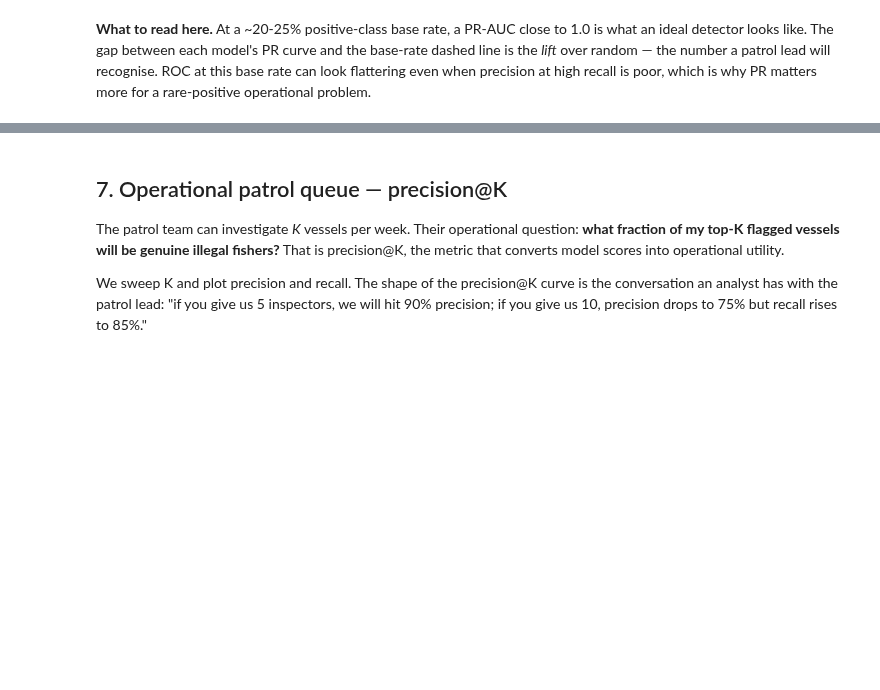
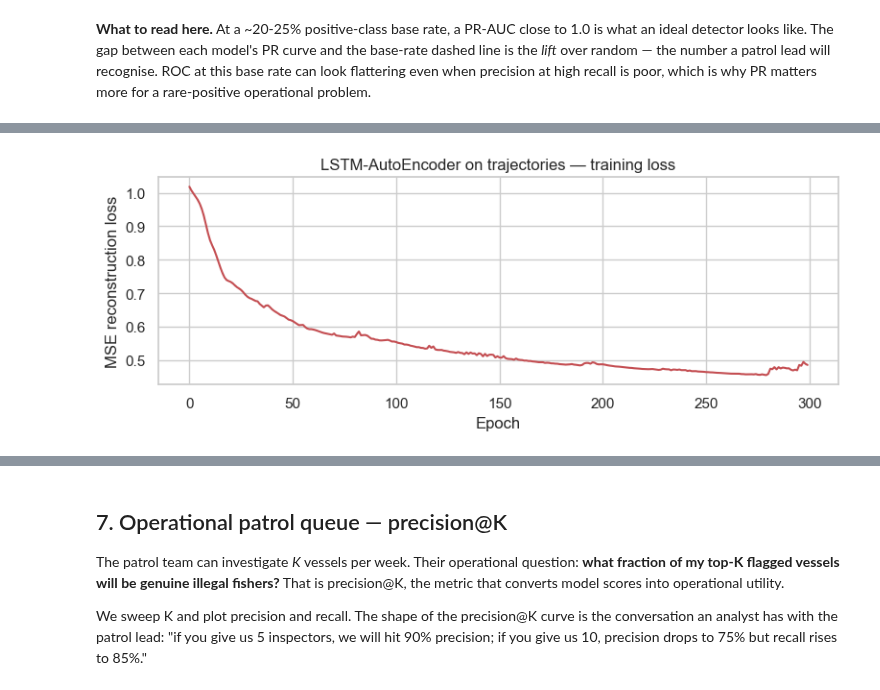
Before and after one commit to DiogoRibeiro7/ds-projects-portfolio, a Jupyter notebook: notebooks/maritime_illegal_fishing_detection.ipynb, the cells around one changed output, grey strips where cells are left out. Saved outputs shown, nothing was run; the diff lists cells and outputs as text; code cells hidden in the pictures; blank space fills up the shorter version.

```diff
--- a/notebooks/maritime_illegal_fishing_detection.ipynb
+++ b/notebooks/maritime_illegal_fishing_detection.ipynb
@@ -442,0 +641,94 @@ HistGBC (supervised, held-out test only) ROC-AUC=0.978  PR-AUC=0.917
+# %%
+# --- LSTM-AutoEncoder on daily-resampled vessel trajectories ---
+# Treat each vessel as a sequence of daily-aggregated features. This is the first method
+# that actually uses the time ordering of the AIS track, not just the summary statistics.
+
+torch.manual_seed(11)
+
+# Build a per-vessel daily-resampled tensor: (n_vessels, seq_len, n_seq_features)
+pings_seq = pings.merge(vessels_df[["vessel_id"]], on="vessel_id").copy()
+pings_seq["day_idx"] = pings_seq["hour_idx"] // 24
+pings_seq["heading_sin"] = np.sin(np.radians(pings_seq["heading_deg"]))
+pings_seq["heading_cos"] = np.cos(np.radians(pings_seq["heading_deg"]))
+
+daily = (
+    pings_seq.groupby(["vessel_id", "day_idx"])
+    .agg(
+        mean_speed=("speed_kn", "mean"),
+        speed_std=("speed_kn", "std"),
+        sin_hd=("heading_sin", "mean"),
+        cos_hd=("heading_cos", "mean"),
+        in_mpa_frac=("inside_mpa", "mean"),
+        lon_mean=("lon", "mean"),
+        lat_mean=("lat", "mean"),
+        n_pings=("hour_idx", "count"),
+    )
+    .reset_index()
+)
+daily["speed_std"] = daily["speed_std"].fillna(0.0)
+
+SEQ_LEN = 60
+SEQ_FEATS = ["mean_speed", "speed_std", "sin_hd", "cos_hd", "in_mpa_frac", "lon_mean", "lat_mean", "n_pings"]
+
+# Fill missing days with zeros (represents no pings that day) and build the tensor
+seqs = np.zeros((len(vessels_df), SEQ_LEN, len(SEQ_FEATS)), dtype=np.float32)
+for i, v in vessels_df.iterrows():
+    vid = int(v["vessel_id"])
+    sub = daily[daily["vessel_id"] == vid].set_index("day_idx")
+    for day in range(SEQ_LEN):
+        if day in sub.index:
+            seqs[i, day, :] = sub.loc[day, SEQ_FEATS].to_numpy(dtype=np.float32)
+
+# Per-feature standardisation across vessels and time (important for LSTM stability)
+seq_mean = seqs.reshape(-1, len(SEQ_FEATS)).mean(axis=0)
+seq_std = seqs.reshape(-1, len(SEQ_FEATS)).std(axis=0) + 1e-6
+seqs_std = (seqs - seq_mean) / seq_std
+seqs_tensor = torch.tensor(seqs_std, dtype=torch.float32)
+
+
+class LSTMAE(nn.Module):
+    def __init__(self, n_feats: int, hidden: int = 24, latent: int = 8, seq_len: int = SEQ_LEN):
+        super().__init__()
+        self.seq_len = seq_len
+        self.encoder = nn.LSTM(input_size=n_feats, hidden_size=hidden, batch_first=True)
+        self.to_latent = nn.Linear(hidden, latent)
+        self.from_latent = nn.Linear(latent, hidden)
+        self.decoder = nn.LSTM(input_size=hidden, hidden_size=hidden, batch_first=True)
+        self.out = nn.Linear(hidden, n_feats)
+
+    def forward(self, x):
+        _, (h_n, _) = self.encoder(x)
+        z = self.to_latent(h_n.squeeze(0))
+        dec_in = self.from_latent(z).unsqueeze(1).repeat(1, self.seq_len, 1)
+        dec_out, _ = self.decoder(dec_in)
+        return self.out(dec_out)
+
+
+lstm_ae = LSTMAE(n_feats=len(SEQ_FEATS))
+opt = torch.optim.Adam(lstm_ae.parameters(), lr=5e-3)
+lstm_losses = []
+for epoch in range(300):
+    opt.zero_grad()
+    recon = lstm_ae(seqs_tensor)
+    loss = ((recon - seqs_tensor) ** 2).mean()
+    loss.backward()
+    opt.step()
+    lstm_losses.append(float(loss.item()))
+
+lstm_ae.eval()
+with torch.no_grad():
+    recon = lstm_ae(seqs_tensor)
+    per_vessel_mse = ((recon - seqs_tensor) ** 2).mean(dim=(1, 2)).numpy()
+features["lstm_ae_score"] = per_vessel_mse
+
+plt.figure(figsize=(8, 3.2))
+plt.plot(lstm_losses, color="#C44E52")
+plt.xlabel("Epoch")
+plt.ylabel("MSE reconstruction loss")
+plt.title("LSTM-AutoEncoder on trajectories — training loss")
+plt.tight_layout()
+plt.show()
+
+print(f"Final LSTM-AE reconstruction MSE: {lstm_losses[-1]:.4f}")
+# %% [output]
+[figure, added]
```
Also changed, not shown: parts of 12 cells of this notebook.
